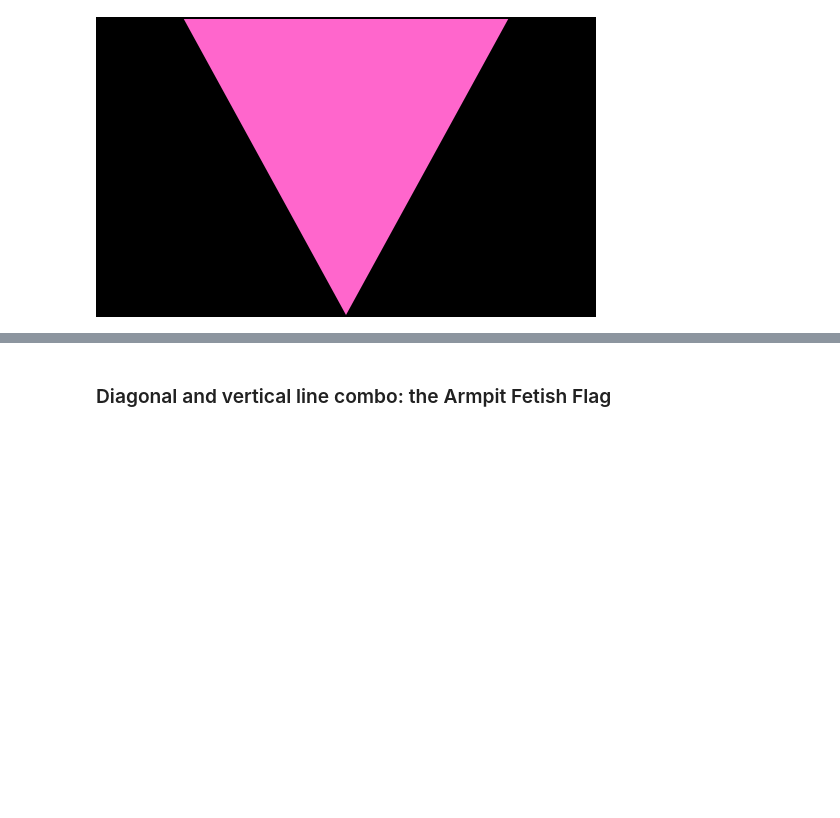
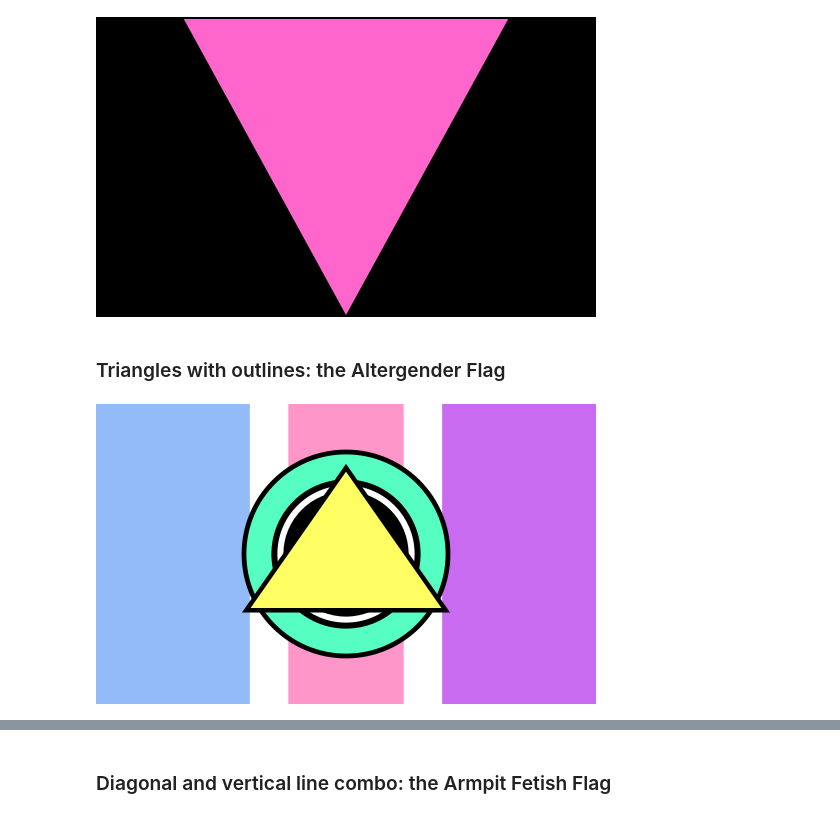
Before and after one commit to intervexual/drawpride, a Jupyter notebook: examples.ipynb, the cells around one changed output, grey strips where cells are left out. Drawn from its saved outputs; the diff is of its cells as text; code cells hidden in the pictures; blank space fills up the shorter version.

```diff
--- a/examples.ipynb
+++ b/examples.ipynb
@@ -300,3 +311,13 @@ draw_triangle(d, '#ff66cc')
 filelocations = save_flag(d, 'pink_triangle', outdir, show_image=True)
 # %% [output]
 [figure]
+# %% [markdown]
+### Triangles with outlines: the Altergender Flag
+# %%
+d = draw.Drawing(500, 300)
+bh = draw_vert_bars(d, ['#92bbf8']*4 + ['white'] + ['#ff96c9']*3 + ['white'] + ['#c86bf0']*4)
+draw_inner_bullseye(d, ['black'] + ['#56ffc1']*4 + ['black', 'white'] + ['black']*8, size_ratio=1.2, thick_ratio=1.2)
+draw_triangle(d, '#ffff63', 'black', stretch_ratio=1.4, size_ratio=0.95, thick_ratio=1.5, y_start=-0.05*d.height, orientation=UPSIDE)
+filelocations = save_flag(d, 'altersex_sensory', outdir, show_image=True)
+# %% [output]
+[figure, added]
```
Also changed, not shown: parts of 8 cells of this notebook, 15 other files.
